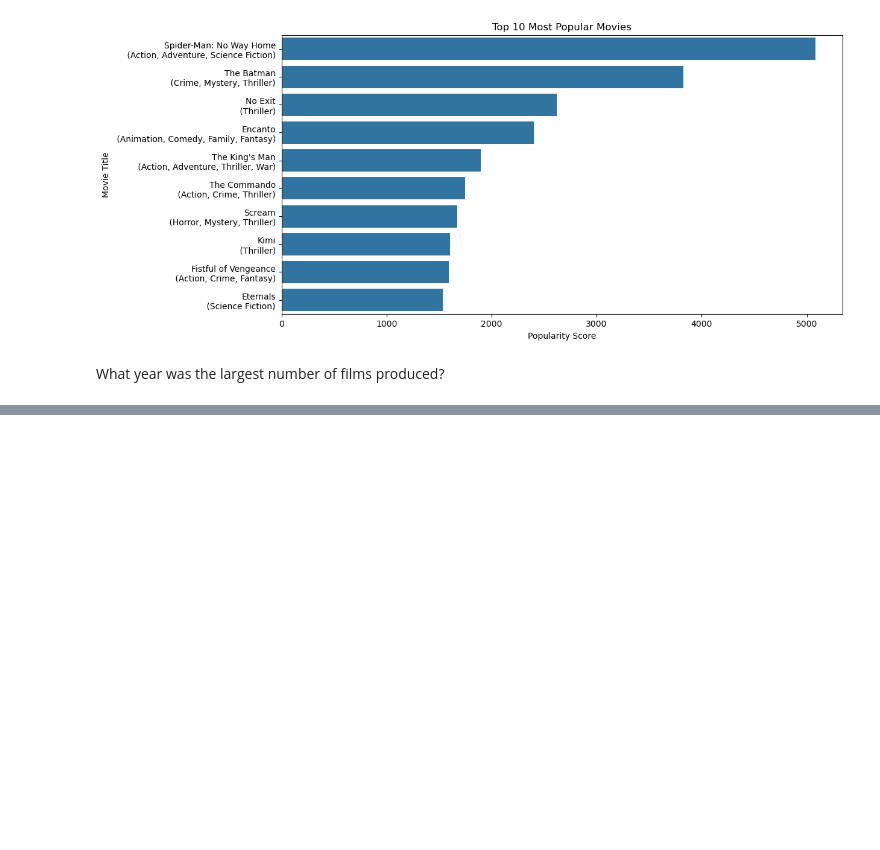
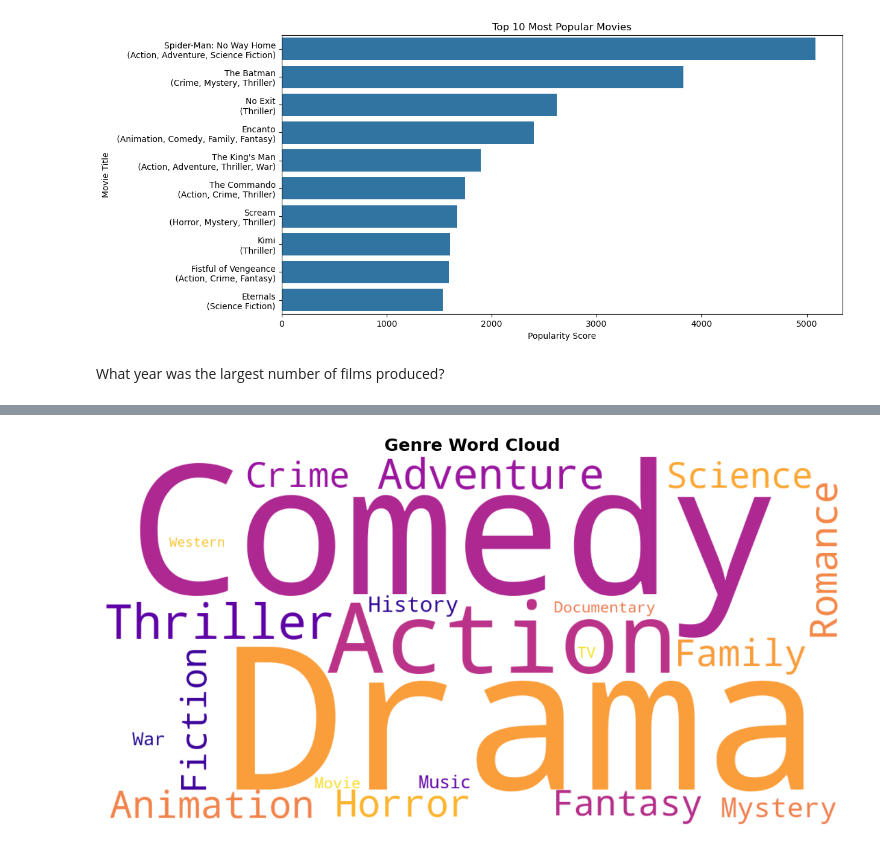
Before and after one commit to samamohamedd/IEEE-Tasks, a Jupyter notebook: task2-Visualizations/code.ipynb, the cells around one changed output, grey strips where cells are left out. Cells and saved outputs as stored; diff of their text form; code cells hidden in the pictures; blank space fills up the shorter version.

```diff
--- a/task2-Visualizations/code.ipynb
+++ b/task2-Visualizations/code.ipynb
@@ -85,0 +99,12 @@ Name: count, dtype: int64
+# %%
+genre_text = ' '.join(df['Genre'].dropna().str.replace(',', ' ', regex=False))
+
+wordcloud = WordCloud(width=1200, height=600, background_color='white', colormap='plasma', collocations=False).generate(genre_text)
+
+plt.figure(figsize=(15, 7))
+plt.imshow(wordcloud, interpolation='bilinear')
+plt.axis('off')
+plt.title('Genre Word Cloud', fontsize=18, fontweight='bold')
+plt.show()
+# %% [output]
+[figure, added]
```
Also changed, not shown: parts of 10 cells of this notebook.
